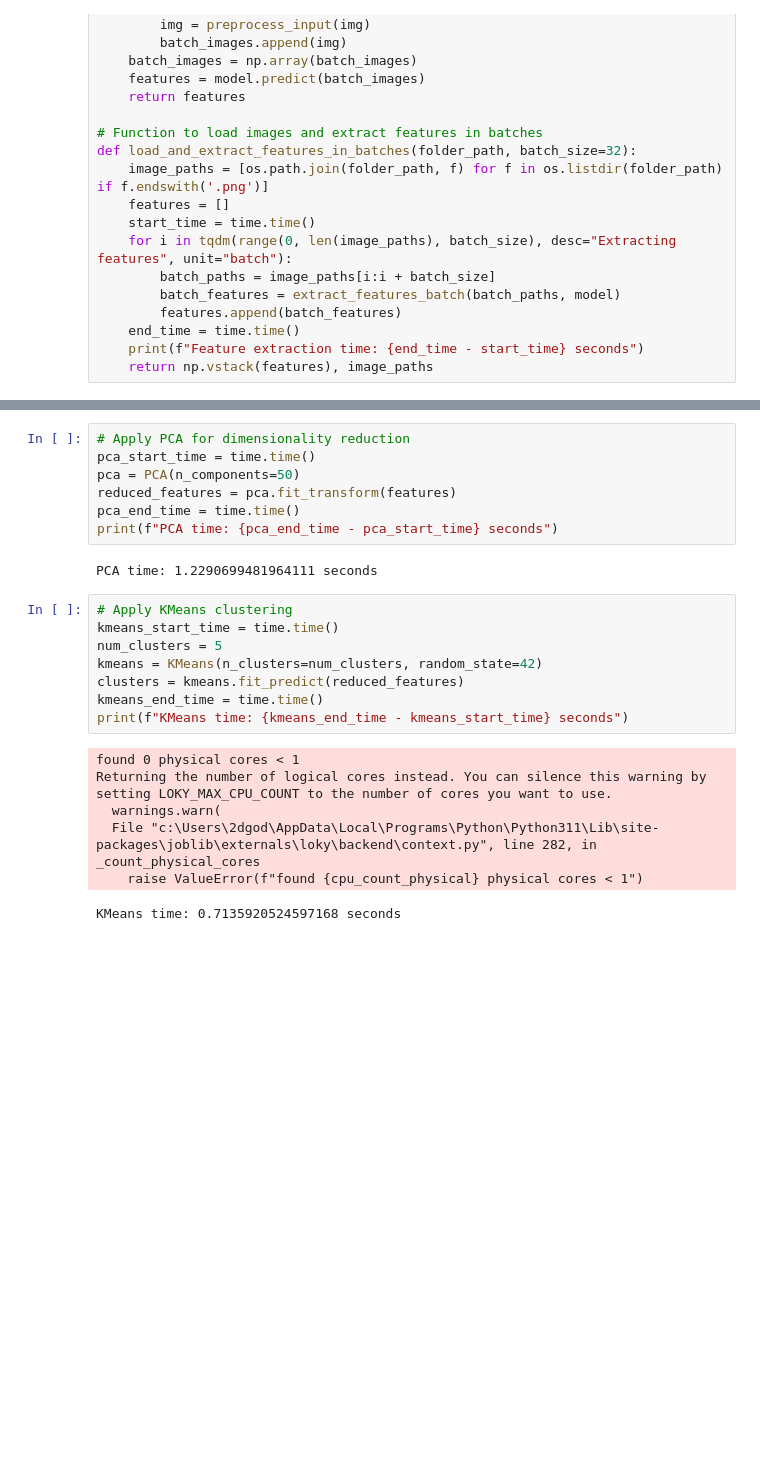
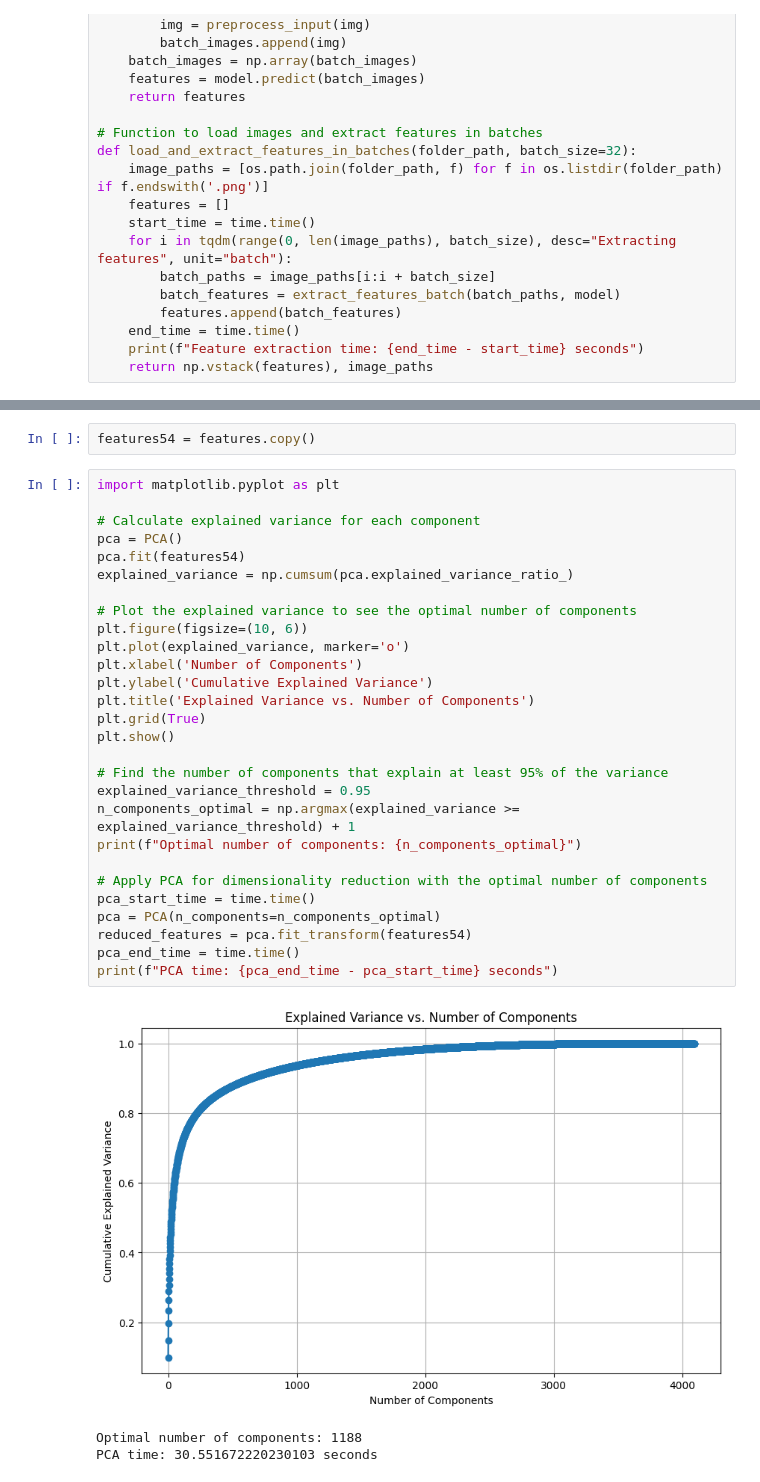
Before and after one commit to herniqeu/diversity_data, a Jupyter notebook: rank.ipynb, the cells around one changed output, grey strips where cells are left out. Drawn from its saved outputs; the diff is of its cells as text; blank space fills up the shorter version.

```diff
--- a/rank.ipynb
+++ b/rank.ipynb
@@ -60,25 +60,35 @@ features, image_paths = load_and_extract_features_in_batches(folder_path)
 ... (88 outputs left out)
-# %%
-# Apply PCA for dimensionality reduction
-pca_start_time = time.time()
-pca = PCA(n_components=50)
-reduced_features = pca.fit_transform(features)
-pca_end_time = time.time()
-print(f"PCA time: {pca_end_time - pca_start_time} seconds")
-# %% [output]
-PCA time: 1.2290699481964111 seconds
-# %%
-# Apply KMeans clustering
-kmeans_start_time = time.time()
-num_clusters = 5
-kmeans = KMeans(n_clusters=num_clusters, random_state=42)
-clusters = kmeans.fit_predict(reduced_features)
-kmeans_end_time = time.time()
-print(f"KMeans time: {kmeans_end_time - kmeans_start_time} seconds")
-# %% [output]
-found 0 physical cores < 1
-Returning the number of logical cores instead. You can silence this warning by setting LOKY_MAX_CPU_COUNT to the number of cores you want to use.
-  warnings.warn(
-  File "c:\Users\2dgod\AppData\Local\Programs\Python\Python311\Lib\site-packages\joblib\externals\loky\backend\context.py", line 282, in _count_physical_cores
-    raise ValueError(f"found {cpu_count_physical} physical cores < 1")
-KMeans time: 0.7135920524597168 seconds
+# %%
+features54 = features.copy()
+# %%
+import matplotlib.pyplot as plt
+
+# Calculate explained variance for each component
+pca = PCA()
+pca.fit(features54)
+explained_variance = np.cumsum(pca.explained_variance_ratio_)
+
+# Plot the explained variance to see the optimal number of components
+plt.figure(figsize=(10, 6))
+plt.plot(explained_variance, marker='o')
+plt.xlabel('Number of Components')
+plt.ylabel('Cumulative Explained Variance')
+plt.title('Explained Variance vs. Number of Components')
+plt.grid(True)
+plt.show()
+
+# Find the number of components that explain at least 95% of the variance
+explained_variance_threshold = 0.95
+n_components_optimal = np.argmax(explained_variance >= explained_variance_threshold) + 1
+print(f"Optimal number of components: {n_components_optimal}")
+
+# Apply PCA for dimensionality reduction with the optimal number of components
+pca_start_time = time.time()
+pca = PCA(n_components=n_components_optimal)
+reduced_features = pca.fit_transform(features54)
+pca_end_time = time.time()
+print(f"PCA time: {pca_end_time - pca_start_time} seconds")
+# %% [output]
+[figure, added]
+Optimal number of components: 1188
+PCA time: 30.551672220230103 seconds
```
Also changed, not shown: parts of 5 cells of this notebook, 1 other file.
